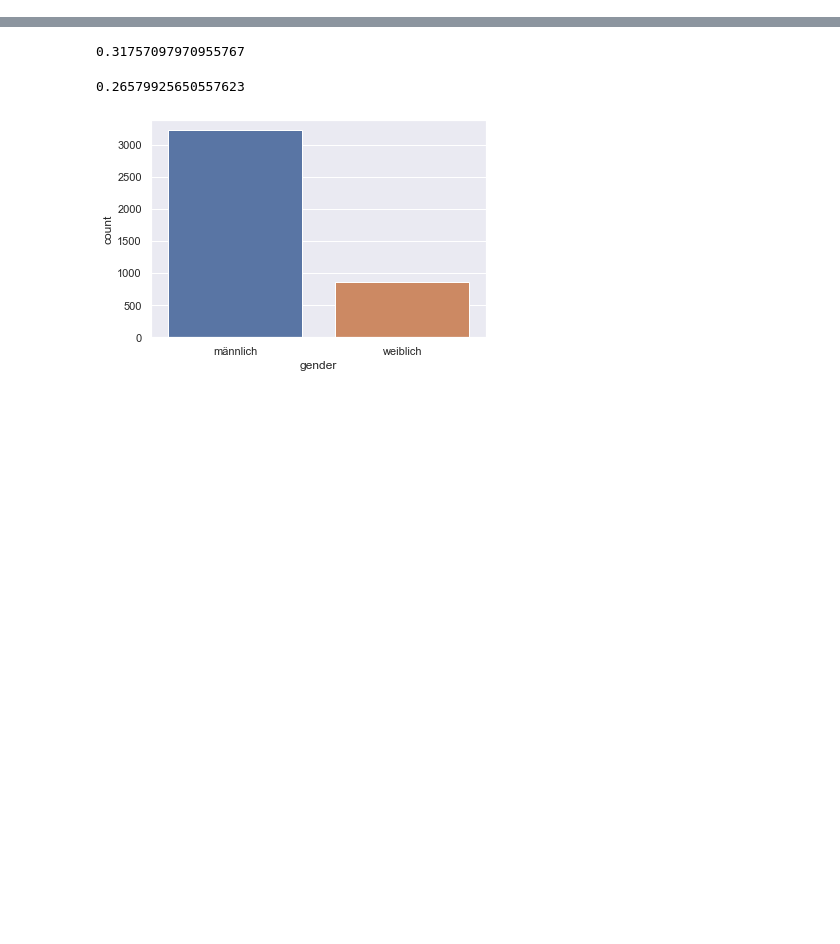
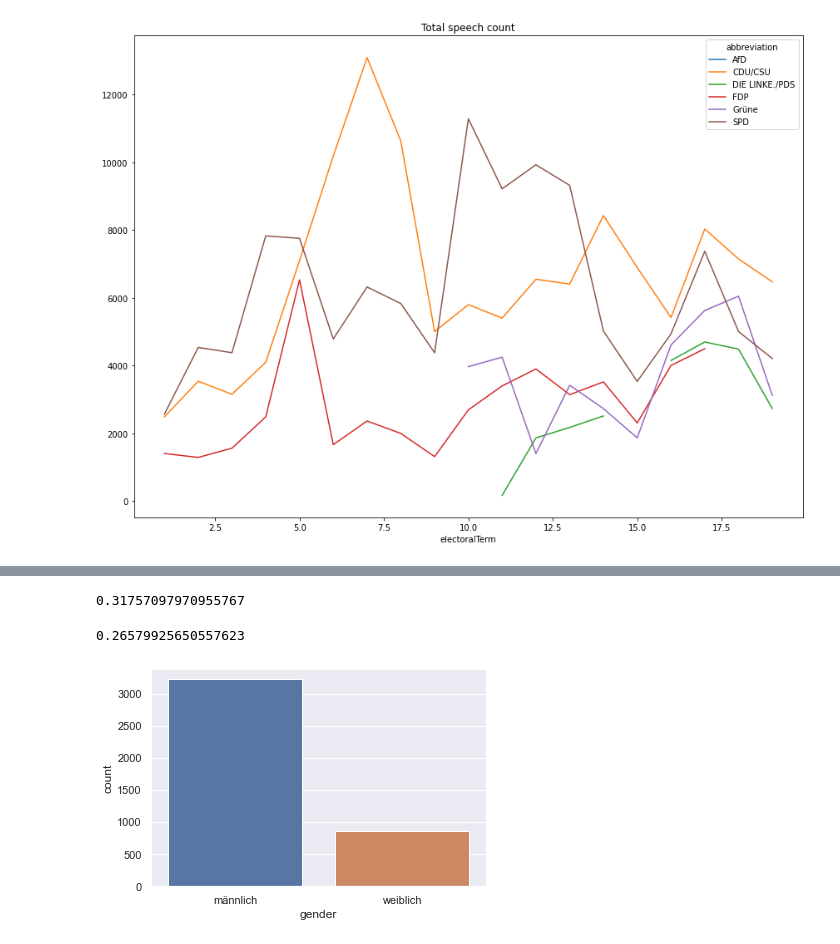
Before and after one commit to adalab-ai/fairmocracy, a Jupyter notebook: speeches_eda.ipynb, the cells around one changed output, grey strips where cells are left out. Drawn from its saved outputs; the diff is of its cells as text; code cells hidden in the pictures; blank space fills up the shorter version.

```diff
--- a/speeches_eda.ipynb
+++ b/speeches_eda.ipynb
@@ -30,0 +55,4 @@ len(speeches.index), len(politicians.index)
+# %%
+polit_speeches = polit_speeches.merge(politicians, left_on="politicianId", right_on="id")
+# %%
+polit_speeches = polit_speeches.merge(factions, left_on="factionId", right_on="id")
@@ -30,0 +95,15 @@ len(speeches.index), len(politicians.index)
+# %%
+# merge linke and pds
+faction_names = polit_speeches["abbreviation"]
+polit_speeches.loc[(faction_names == "DIE LINKE.") | (faction_names == "PDS"), "abbreviation"] = "DIE LINKE./PDS"
+# only choose those factions to plot
+relevant_factions = ["Grüne", "DIE LINKE./PDS", "AfD", "CDU/CSU", "SPD", "FDP"]
+relevant_speeches = polit_speeches[polit_speeches.apply(lambda row: row["abbreviation"] in relevant_factions, axis=1)]
+# %%
+count_term_faction = relevant_speeches.groupby("abbreviation").apply(lambda faction: faction.groupby("electoralTerm").apply(lambda group: len(group)))
+# %%
+count_term_faction.unstack(level=0).plot(kind='line', subplots=False, figsize=(12, 9))
+plt.title("Total speech count")
+plt.tight_layout()
+# %% [output]
+[figure, added]
```
Also changed, not shown: parts of 18 cells of this notebook.
